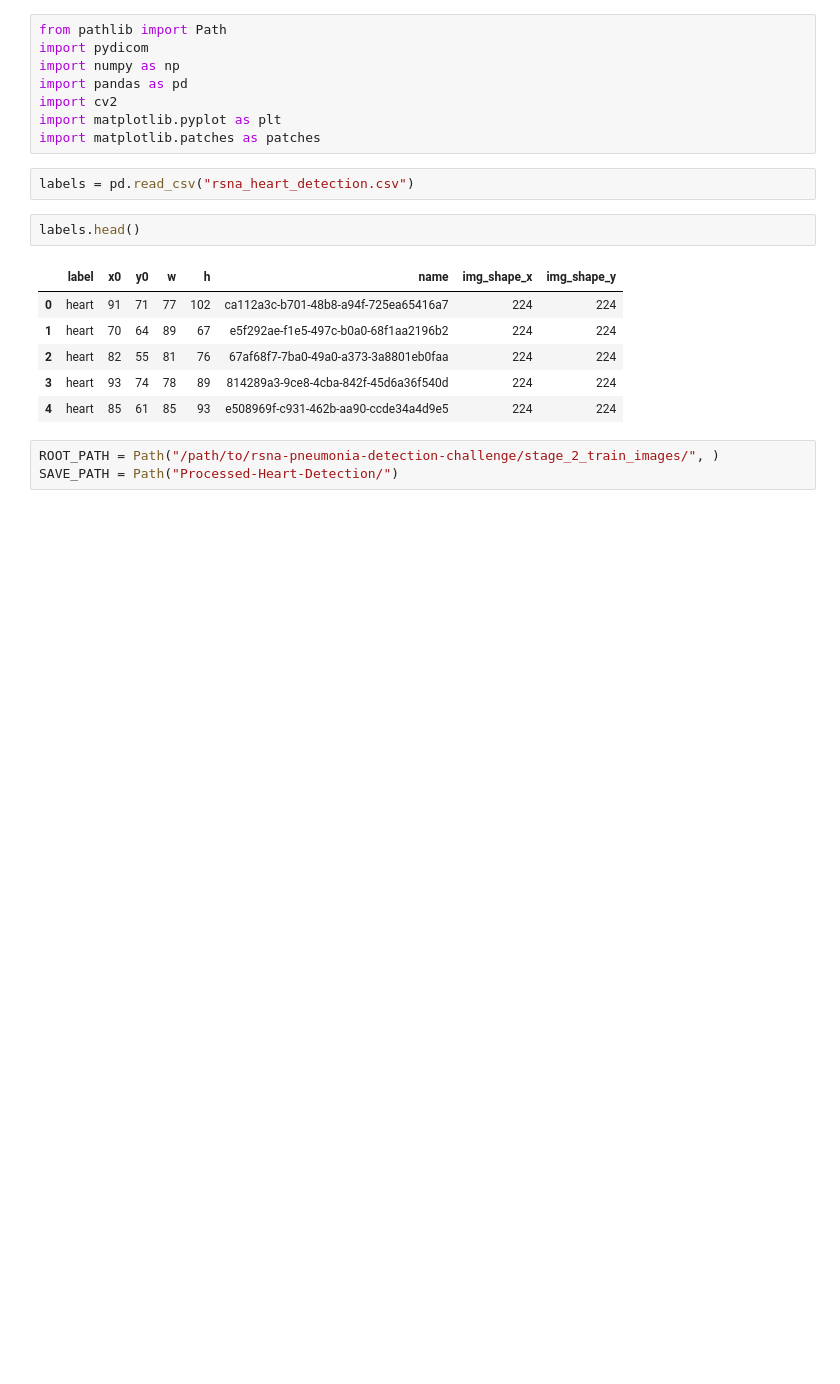
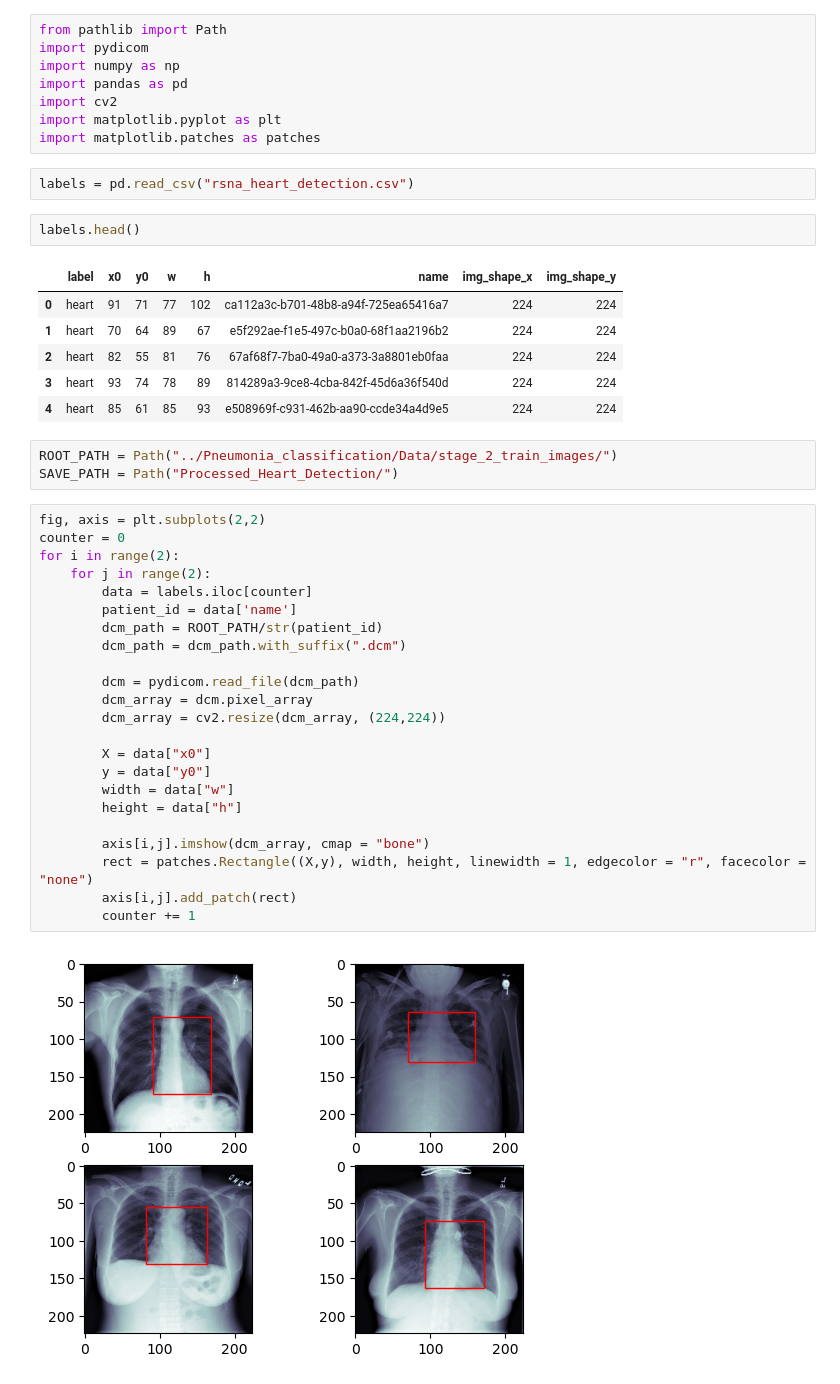
Before and after one commit to Priyagha/Heart_Detection, a Jupyter notebook: preprocessing.ipynb, the cells around one changed output. Cells and saved outputs as stored; diff of their text form; blank space fills up the shorter version.

Commit message:
Looking at some images with border

```diff
--- a/preprocessing.ipynb
+++ b/preprocessing.ipynb
@@ -20,5 +20,30 @@ labels.head()
 | 3 | heart | 93 | 74 | 78 | 89 | 814289a3-9ce8-4cba-842f-45d6a36f540d | 224 | 224 |
 | 4 | heart | 85 | 61 | 85 | 93 | e508969f-c931-462b-aa90-ccde34a4d9e5 | 224 | 224 |
 # %%
-ROOT_PATH = Path("/path/to/rsna-pneumonia-detection-challenge/stage_2_train_images/", )
-SAVE_PATH = Path("Processed-Heart-Detection/")
+ROOT_PATH = Path("../Pneumonia_classification/Data/stage_2_train_images/")
+SAVE_PATH = Path("Processed_Heart_Detection/")
+# %%
+fig, axis = plt.subplots(2,2)
+counter = 0
+for i in range(2):
+    for j in range(2):
+        data = labels.iloc[counter]
+        patient_id = data['name']
+        dcm_path = ROOT_PATH/str(patient_id)
+        dcm_path = dcm_path.with_suffix(".dcm")
+
+        dcm = pydicom.read_file(dcm_path)
+        dcm_array = dcm.pixel_array
+        dcm_array = cv2.resize(dcm_array, (224,224))
+
+        X = data["x0"]
+        y = data["y0"]
+        width = data["w"]
+        height = data["h"]
+
+        axis[i,j].imshow(dcm_array, cmap = "bone")
+        rect = patches.Rectangle((X,y), width, height, linewidth = 1, edgecolor = "r", facecolor = "none")
+        axis[i,j].add_patch(rect)
+        counter += 1
+# %% [output]
+[figure, added]
```
